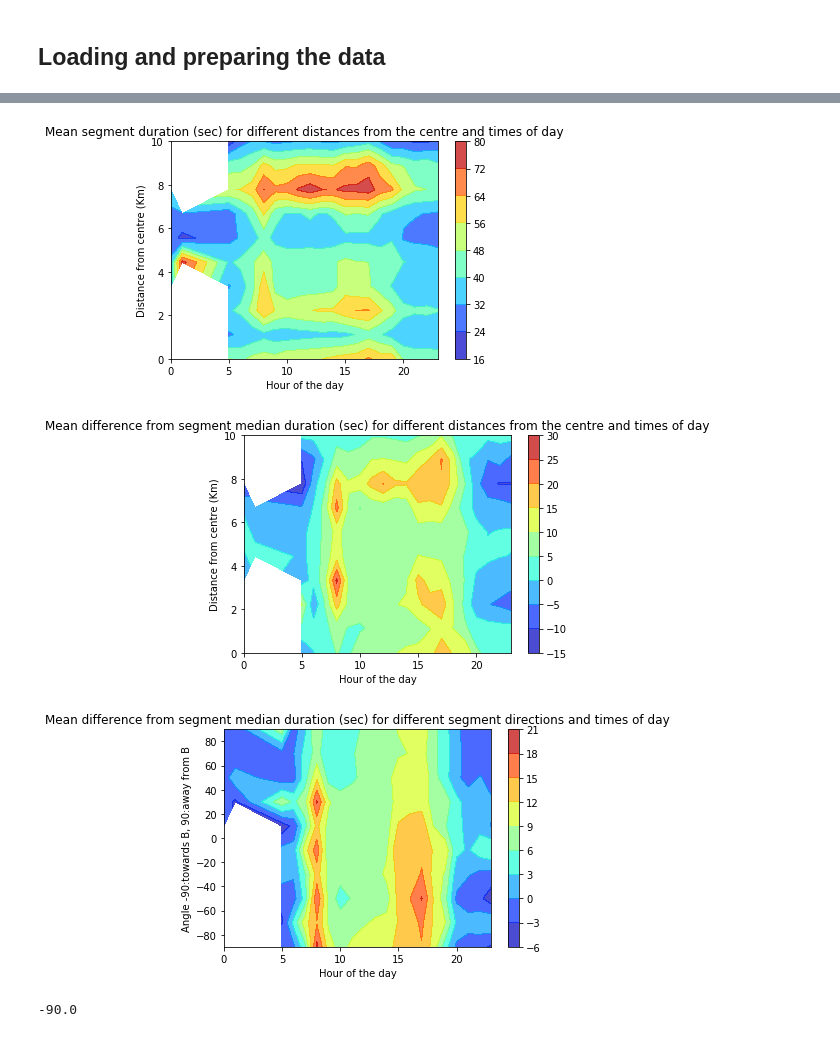
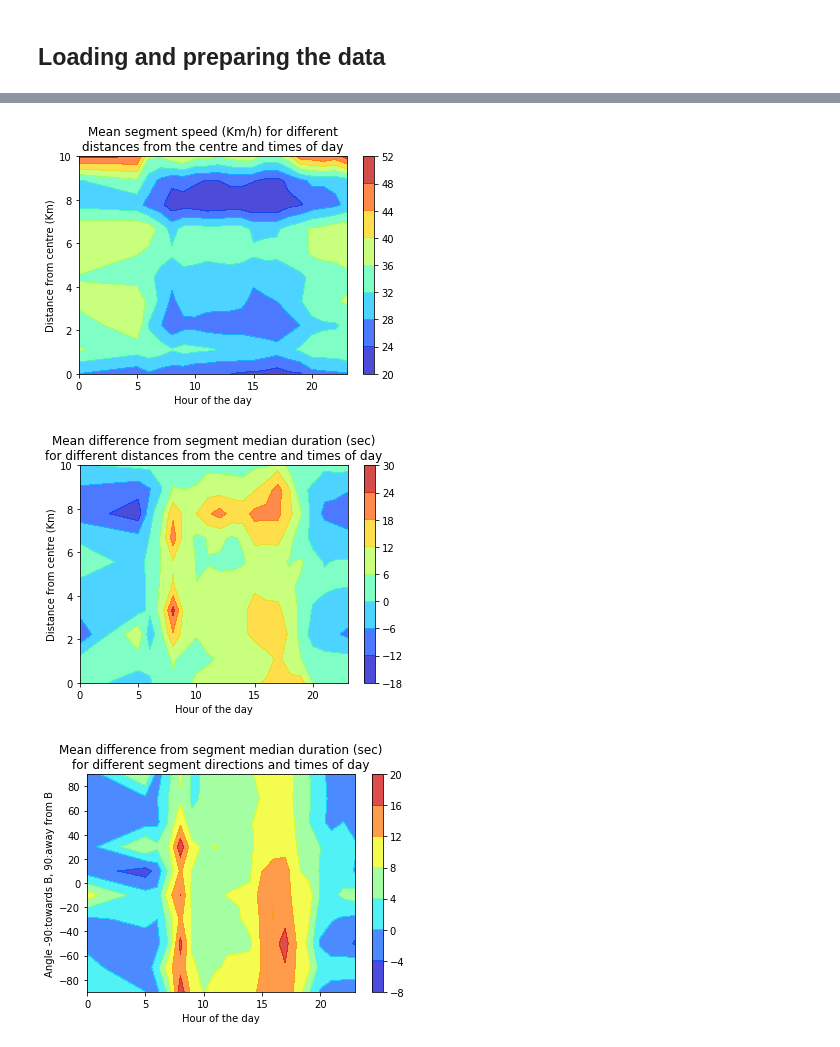
Before and after one commit to gingertom/buses, a Jupyter notebook: Data Exploration/Contour plots.ipynb, the cells around one changed output, grey strips where cells are left out. Drawn from its saved outputs; the diff is of its cells as text; code cells hidden in the pictures.

Commit message:
Updated and added a couple more contour plots.

```diff
--- a/Data Exploration/Contour plots.ipynb
+++ b/Data Exploration/Contour plots.ipynb
@@ -47,6 +42,11 @@ stop_events = stop_events.drop(['vehicle', 'workid', 'workCode','tripCode','matc
+# %%
+stop_events = stop_events[(stop_events['arrival_hour'] > 4) | (stop_events['arrival_hour'] == 0)]
+# %%
+stop_events['speed'] = stop_events['line_distance'] / stop_events['segment_duration'] * 60 * 60
+stop_events['speed'] = stop_events['speed'].replace(np.inf, np.nan)
 # %%
-by_hour_and_distance = stop_events.groupby(['arrival_hour', pd.cut(stop_events['to_centre_dist'], np.linspace(0,10,11))])['segment_duration'].mean()
+by_hour_and_distance = stop_events.groupby(['arrival_hour', pd.cut(stop_events['to_centre_dist'], np.linspace(0,10,11))])['speed'].mean()
 # %%
 by_hour_and_distance = by_hour_and_distance.reset_index()
-by_hour_and_distance.columns = ['hour', 'distance', 'mean duration']
+by_hour_and_distance.columns = ['hour', 'distance', 'mean speed']
 by_hour_and_distance=by_hour_and_distance.pivot('hour', 'distance')
@@ -53,15 +75,16 @@ by_hour_and_distance=by_hour_and_distance.pivot('hour', 'distance')
 # %%
 X=np.linspace(0,10,10)
 Y=by_hour_and_distance.index.values.astype(float)
 Z=by_hour_and_distance.values
 Xi,Yi = np.meshgrid(X, Y)
 plt.contourf(Yi, Xi, Z, alpha=0.7, cmap=plt.cm.jet)
 plt.ylabel("Distance from centre (Km)")
 plt.xlabel("Hour of the day")
 plt.colorbar()
-plt.title("Mean segment duration (sec) for different distances from the centre and times of day");
+plt.title("Mean segment speed (Km/h) for different\ndistances from the centre and times of day");
+plt.savefig("speed against dist and hour.png", dpi=400)
 # %% [output]
-[figure, old version]
+[figure, new version]
 # %%
 stop_events['diff_in_jd_from_median_by_segement'] = stop_events['segment_duration'] - stop_events['median_durations_by_segment_code']
 # %%
@@ -79,9 +102,10 @@ plt.contourf(Yi, Xi, Z, alpha=0.7, cmap=plt.cm.jet)
 plt.ylabel("Distance from centre (Km)")
 plt.xlabel("Hour of the day")
 plt.colorbar()
-plt.title("Mean difference from segment median duration (sec) for different distances from the centre and times of day");
+plt.title("Mean difference from segment median duration (sec)\nfor different distances from the centre and times of day");
+plt.savefig("Mean diff from median against dist and hour.png", dpi=400)
 # %% [output]
-[figure, old version]
+[figure, new version]
 # %%
 mean_diff_from_median_by_hour_and_distance = stop_events.groupby(['arrival_hour', pd.cut(stop_events['direction_degrees'], np.linspace(-90,90,11))])['diff_in_jd_from_median_by_segement'].mean()
 # %%
@@ -97,10 +121,7 @@ plt.contourf(Yi, Xi, Z, alpha=0.7, cmap=plt.cm.jet)
 plt.ylabel("Angle -90:towards B, 90:away from B")
 plt.xlabel("Hour of the day")
 plt.colorbar()
-plt.title("Mean difference from segment median duration (sec) for different segment directions and times of day");
+plt.title("Mean difference from segment median duration (sec)\nfor different segment directions and times of day");
+plt.savefig("Mean diff from median against segment angle and hour.png", dpi=400)
 # %% [output]
-[figure, old version]
+[figure, new version]
-# %%
-np.arccos(1) -90
-# %% [output]
--90.0
```
Also changed, not shown: parts of 11 cells of this notebook.
